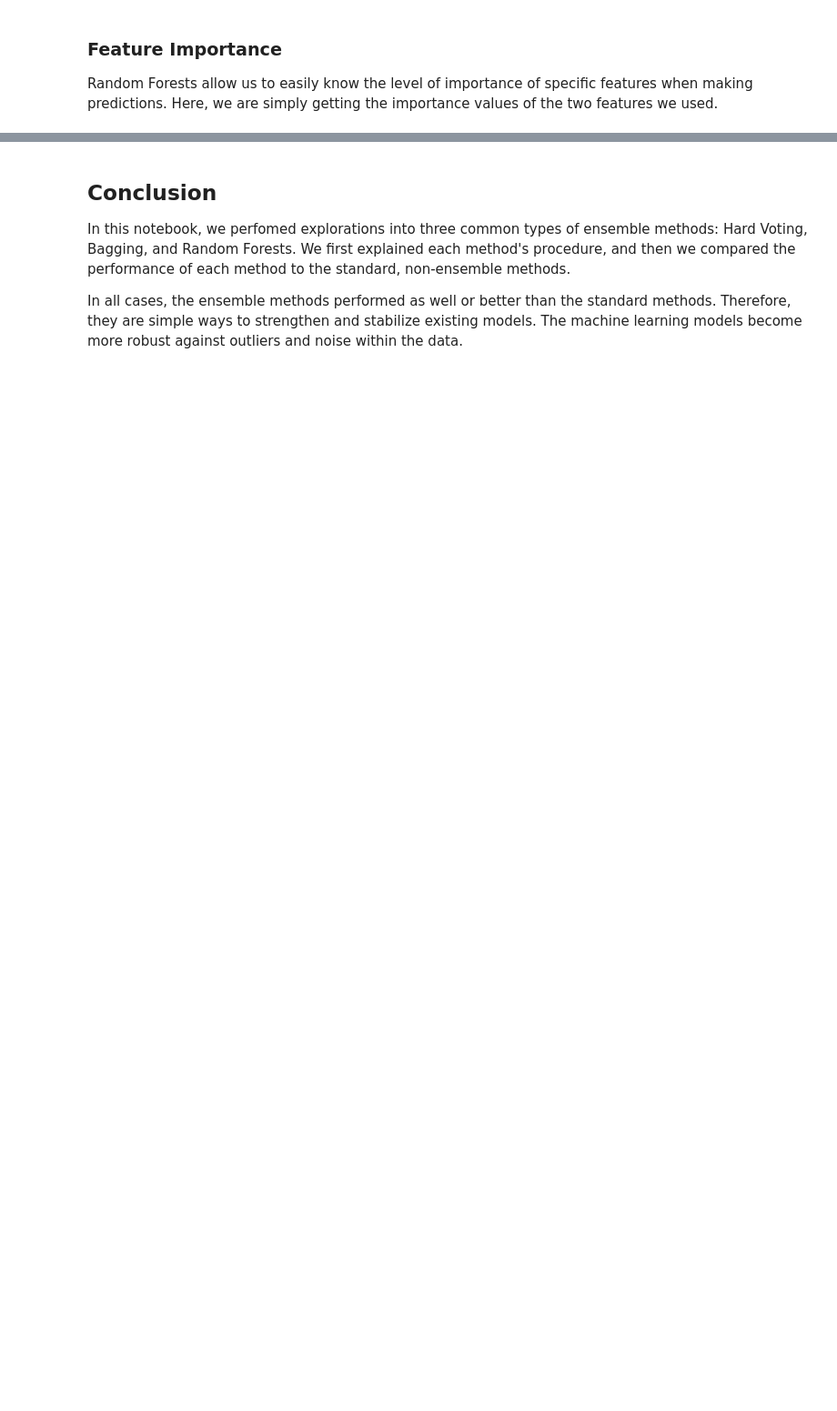
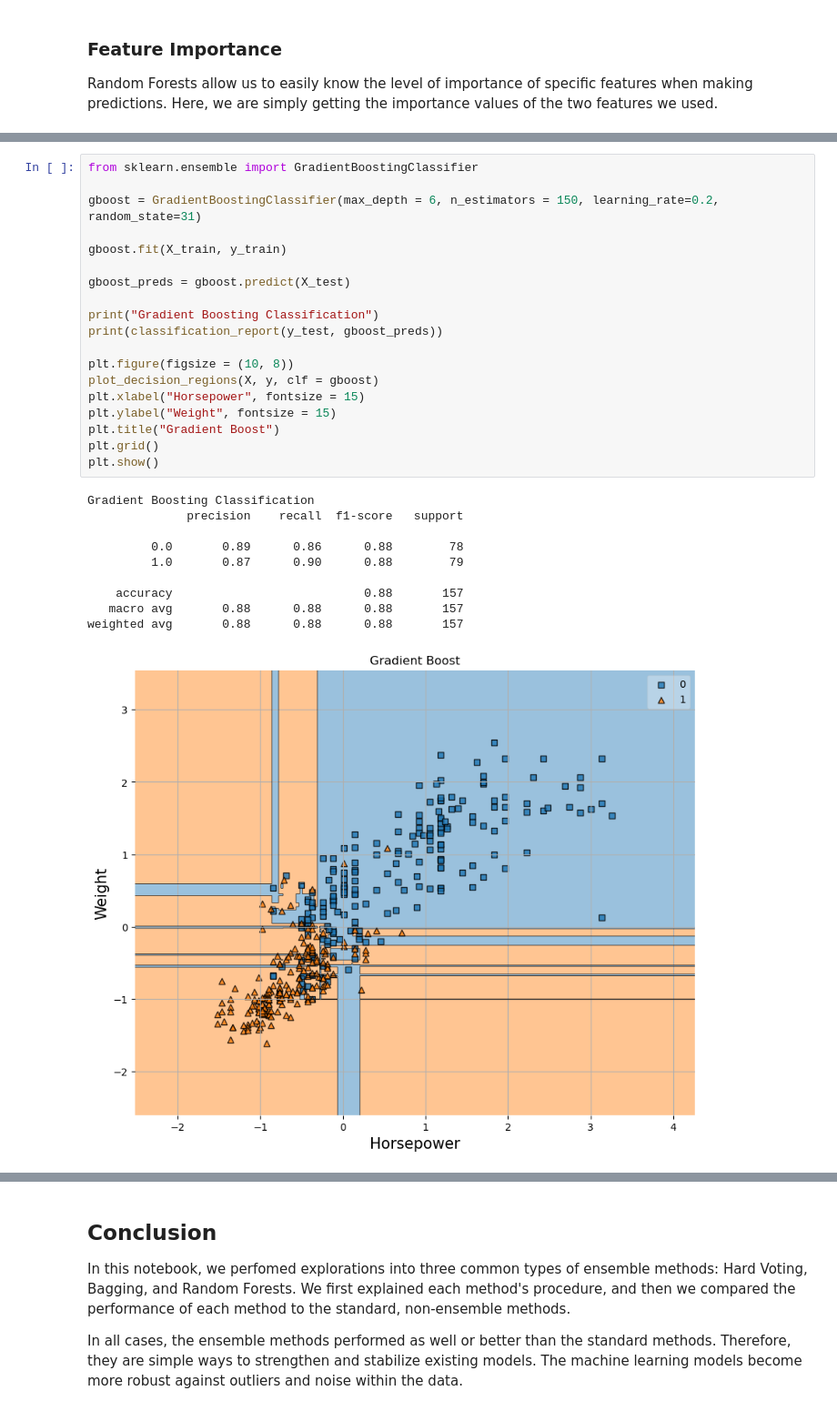
Before and after one commit to kritshan/INDE-577, a Jupyter notebook: Supervised Learning/Ensemble Methods/ensemble_methods.ipynb, the cells around one changed output, grey strips where cells are left out. Shown at 91% size. Cells and saved outputs as stored; diff of their text form; blank space fills up the shorter version.

```diff
--- a/Supervised Learning/Ensemble Methods/ensemble_methods.ipynb
+++ b/Supervised Learning/Ensemble Methods/ensemble_methods.ipynb
@@ -244,0 +262,30 @@ weight 0.5380152751097335
+# %%
+from sklearn.ensemble import GradientBoostingClassifier
+
+gboost = GradientBoostingClassifier(max_depth = 6, n_estimators = 150, learning_rate=0.2, random_state=31)
+
+gboost.fit(X_train, y_train)
+
+gboost_preds = gboost.predict(X_test)
+
+print("Gradient Boosting Classification")
+print(classification_report(y_test, gboost_preds))
+
+plt.figure(figsize = (10, 8))
+plot_decision_regions(X, y, clf = gboost)
+plt.xlabel("Horsepower", fontsize = 15)
+plt.ylabel("Weight", fontsize = 15)
+plt.title("Gradient Boost")
+plt.grid()
+plt.show()
+# %% [output]
+Gradient Boosting Classification
+              precision    recall  f1-score   support
+
+         0.0       0.89      0.86      0.88        78
+         1.0       0.87      0.90      0.88        79
+
+    accuracy                           0.88       157
+   macro avg       0.88      0.88      0.88       157
+weighted avg       0.88      0.88      0.88       157
+[figure, added]
```
Also changed, not shown: parts of 8 cells of this notebook, 3 other files.
